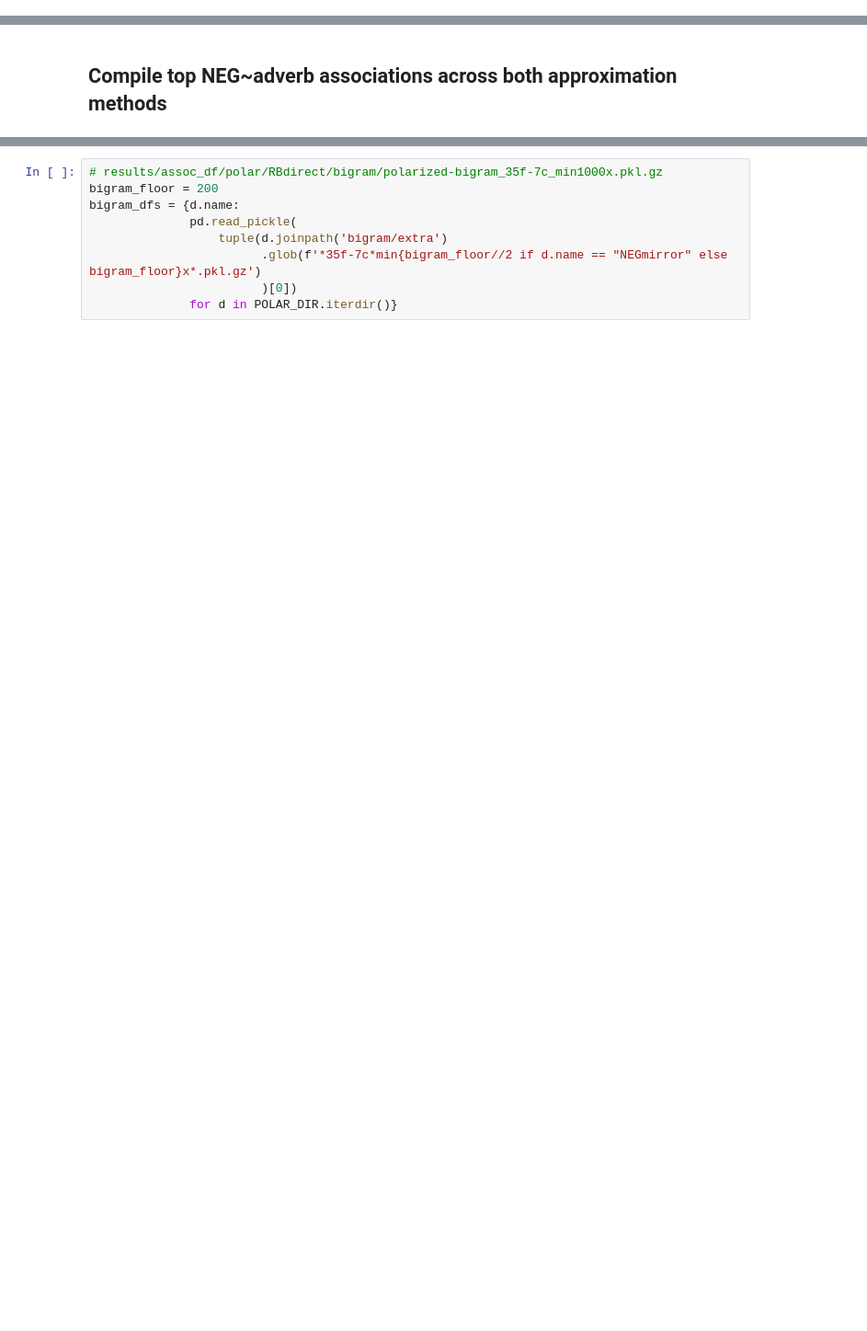
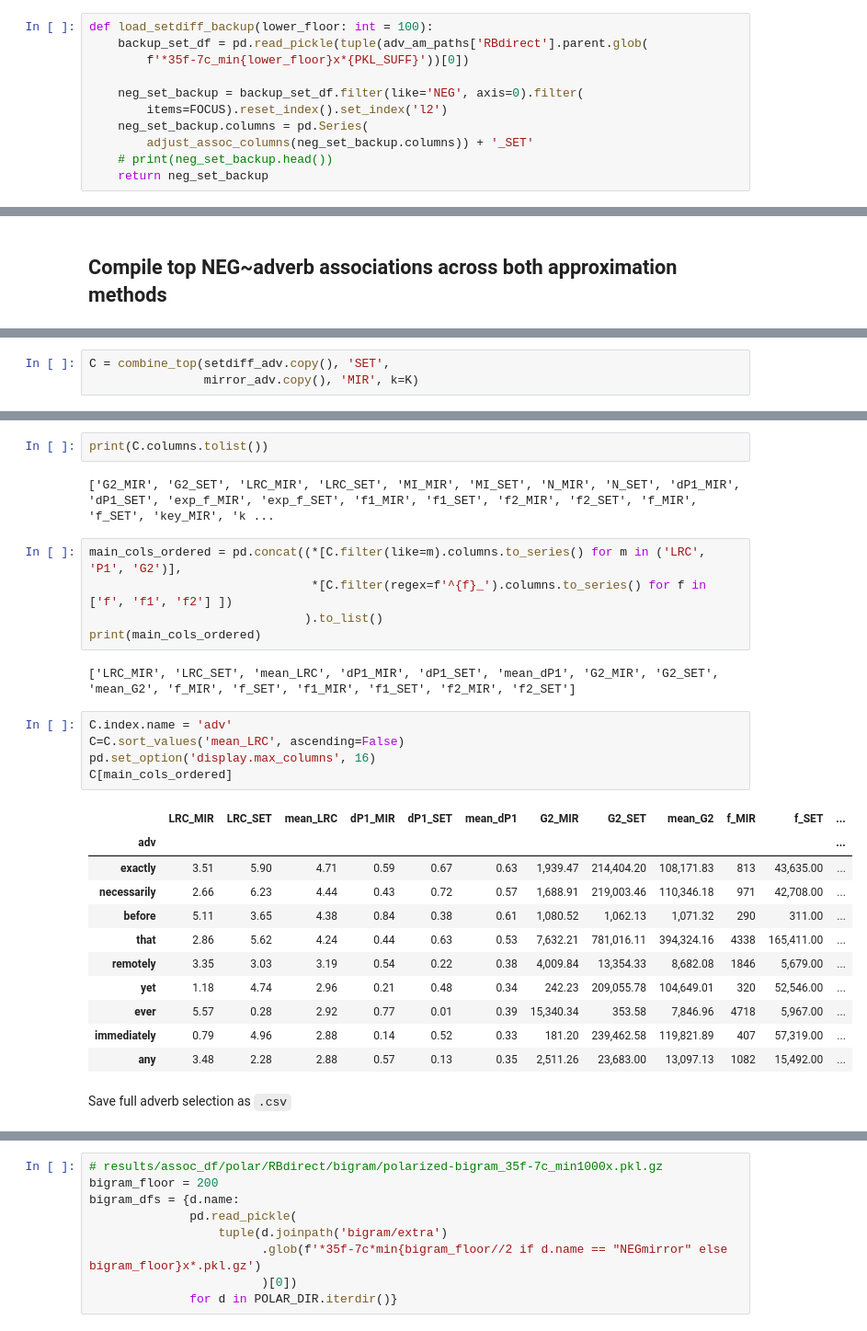
Before and after one commit to AndreaTheLinguist/sanpi, a Jupyter notebook: notebooks/adverb_assoc.ipynb, the cells around one changed output, grey strips where cells are left out. Shown at 92% size. Drawn from its saved outputs; the diff is of its cells as text; blank space fills up the shorter version.

```diff
--- a/notebooks/adverb_assoc.ipynb
+++ b/notebooks/adverb_assoc.ipynb
@@ -132,3 +141,14 @@ top20_mr.filter(items=FOCUS).reset_index()
+# %%
+def load_setdiff_backup(lower_floor: int = 100):
+    backup_set_df = pd.read_pickle(tuple(adv_am_paths['RBdirect'].parent.glob(
+        f'*35f-7c_min{lower_floor}x*{PKL_SUFF}'))[0])
+
+    neg_set_backup = backup_set_df.filter(like='NEG', axis=0).filter(
+        items=FOCUS).reset_index().set_index('l2')
+    neg_set_backup.columns = pd.Series(
+        adjust_assoc_columns(neg_set_backup.columns)) + '_SET'
+    # print(neg_set_backup.head())
+    return neg_set_backup
 # %%
 def combine_top(df_1: pd.DataFrame,
                 name_1: str,
@@ -216,0 +212,3 @@ NEG~before                before
+# %%
+C = combine_top(setdiff_adv.copy(), 'SET',
+                mirror_adv.copy(), 'MIR', k=K)
@@ -216,0 +258,30 @@ NEG~before                before
+# %%
+print(C.columns.tolist())
+# %% [output]
+['G2_MIR', 'G2_SET', 'LRC_MIR', 'LRC_SET', 'MI_MIR', 'MI_SET', 'N_MIR', 'N_SET', 'dP1_MIR', 'dP1_SET', 'exp_f_MIR', 'exp_f_SET', 'f1_MIR', 'f1_SET', 'f2_MIR', 'f2_SET', 'f_MIR', 'f_SET', 'key_MIR', 'k ...
+# %%
+main_cols_ordered = pd.concat((*[C.filter(like=m).columns.to_series() for m in ('LRC', 'P1', 'G2')],
+                               *[C.filter(regex=f'^{f}_').columns.to_series() for f in ['f', 'f1', 'f2'] ])
+                              ).to_list()
+print(main_cols_ordered)
+# %% [output]
+['LRC_MIR', 'LRC_SET', 'mean_LRC', 'dP1_MIR', 'dP1_SET', 'mean_dP1', 'G2_MIR', 'G2_SET', 'mean_G2', 'f_MIR', 'f_SET', 'f1_MIR', 'f1_SET', 'f2_MIR', 'f2_SET']
+# %%
+C.index.name = 'adv'
+C=C.sort_values('mean_LRC', ascending=False)
+pd.set_option('display.max_columns', 16)
+C[main_cols_ordered]
+# %% [output]
+|  | LRC_MIR | LRC_SET | mean_LRC | dP1_MIR | dP1_SET | mean_dP1 | G2_MIR | G2_SET | mean_G2 | f_MIR | f_SET | ... |
+| adv |  |  |  |  |  |  |  |  |  |  |  | ... |
+| exactly | 3.51 | 5.90 | 4.71 | 0.59 | 0.67 | 0.63 | 1,939.47 | 214,404.20 | 108,171.83 | 813 | 43,635.00 | ... |
+| necessarily | 2.66 | 6.23 | 4.44 | 0.43 | 0.72 | 0.57 | 1,688.91 | 219,003.46 | 110,346.18 | 971 | 42,708.00 | ... |
+| before | 5.11 | 3.65 | 4.38 | 0.84 | 0.38 | 0.61 | 1,080.52 | 1,062.13 | 1,071.32 | 290 | 311.00 | ... |
+| that | 2.86 | 5.62 | 4.24 | 0.44 | 0.63 | 0.53 | 7,632.21 | 781,016.11 | 394,324.16 | 4338 | 165,411.00 | ... |
+| remotely | 3.35 | 3.03 | 3.19 | 0.54 | 0.22 | 0.38 | 4,009.84 | 13,354.33 | 8,682.08 | 1846 | 5,679.00 | ... |
+| yet | 1.18 | 4.74 | 2.96 | 0.21 | 0.48 | 0.34 | 242.23 | 209,055.78 | 104,649.01 | 320 | 52,546.00 | ... |
+| ever | 5.57 | 0.28 | 2.92 | 0.77 | 0.01 | 0.39 | 15,340.34 | 353.58 | 7,846.96 | 4718 | 5,967.00 | ... |
+| immediately | 0.79 | 4.96 | 2.88 | 0.14 | 0.52 | 0.33 | 181.20 | 239,462.58 | 119,821.89 | 407 | 57,319.00 | ... |
+| any | 3.48 | 2.28 | 2.88 | 0.57 | 0.13 | 0.35 | 2,511.26 | 23,683.00 | 13,097.13 | 1082 | 15,492.00 | ... |
+# %% [markdown]
+Save full adverb selection as `.csv`
```
Also changed, not shown: parts of 32 cells of this notebook, 4 other files.
